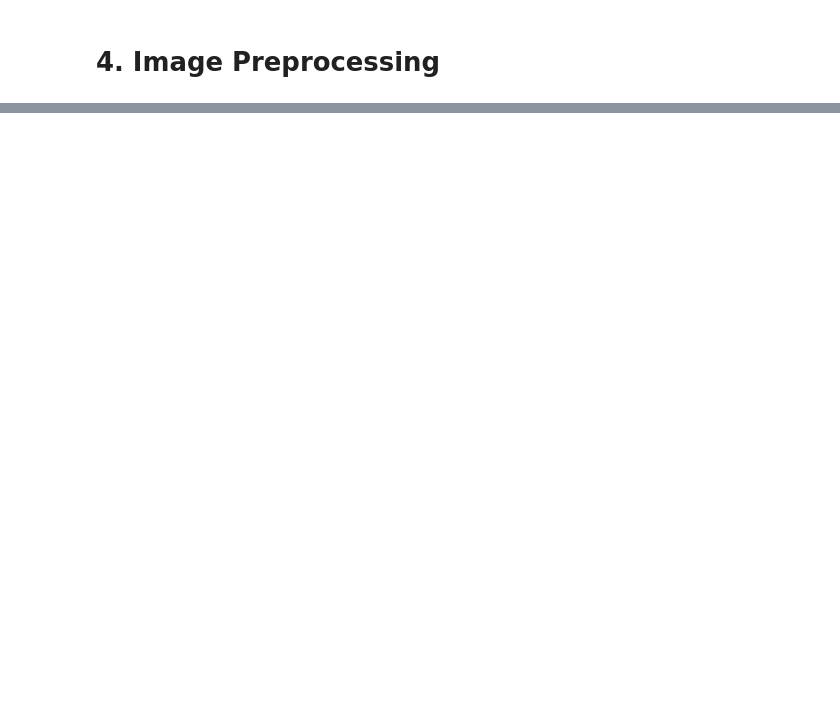
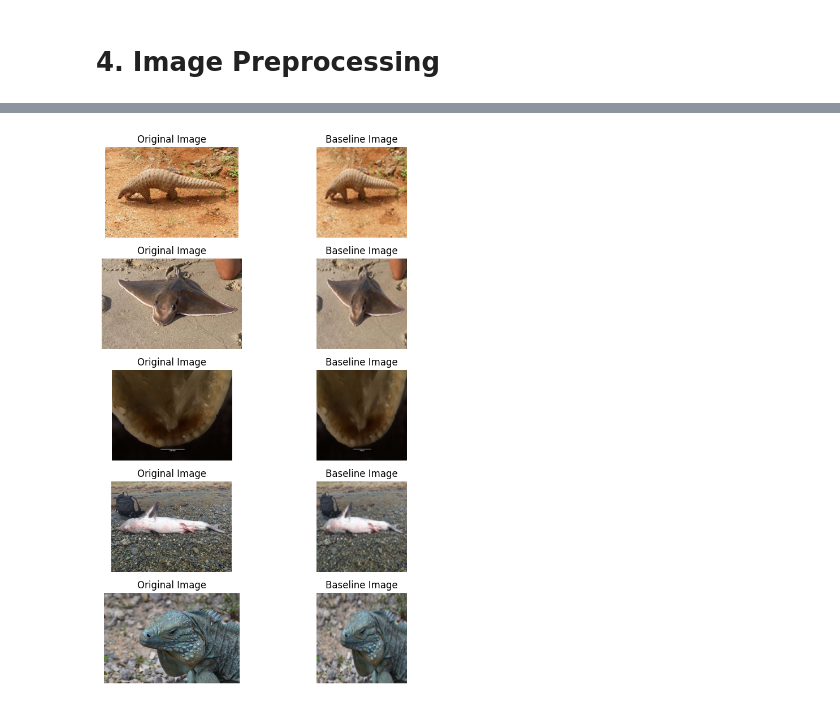
Before and after one commit to xandga/DeepLearning2425, a Jupyter notebook: 3. Phylum Chordata.ipynb, the cells around one changed output, grey strips where cells are left out. Cells and saved outputs as stored; diff of their text form; code cells hidden in the pictures; blank space fills up the shorter version.

Commit message:
Adding train_test_split and notebook 3

```diff
--- a/3. Phylum Chordata.ipynb
+++ b/3. Phylum Chordata.ipynb
@@ -49,0 +129,35 @@ chordata_test.head(3)
+# %%
+def show_random_image_pairs(df, image_folder="rare_species", image_column="baseline_image_50", num_samples=5):
+    sample_df = df.sample(num_samples, random_state=42).reset_index(drop=True)
+
+    fig, axes = plt.subplots(num_samples, 2, figsize=(8, 2 * num_samples))
+    for i in range(num_samples):
+        row = sample_df.loc[i]
+        file_path = os.path.join(image_folder, row["file_path"])
+
+        try:
+            # Load original image from file
+            original_img = Image.open(file_path).convert("RGB")
+
+            # Get the baseline image from the DataFrame
+            baseline_img = row[image_column]
+
+            # Plot original image
+            axes[i, 0].imshow(original_img)
+            axes[i, 0].set_title("Original Image")
+            axes[i, 0].axis("off")
+
+            # Plot resized image
+            axes[i, 1].imshow(baseline_img)
+            axes[i, 1].set_title("Baseline Image")
+            axes[i, 1].axis("off")
+        except Exception as e:
+            print(f"Error showing image {file_path}: {e}")
+
+    plt.tight_layout()
+    plt.show()
+
+# Example call
+show_random_image_pairs(chordata_train)
+# %% [output]
+[figure, added]
```
Also changed, not shown: parts of 20 cells of this notebook, 15 other files.
